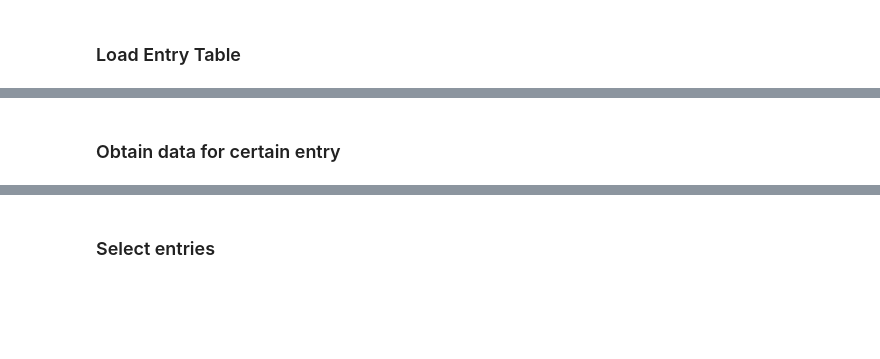
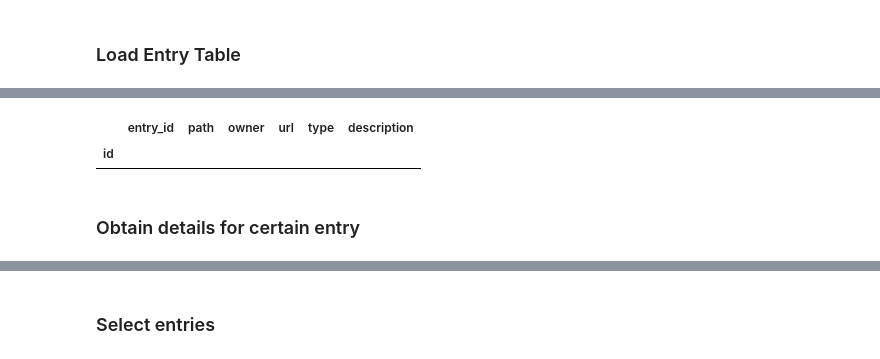
Before and after one commit to king-michael/simulation_database, a Jupyter notebook: examples/DataBase_API.ipynb, the cells around one changed output, grey strips where cells are left out. Cells and saved outputs as stored; diff of their text form; code cells hidden in the pictures; blank space fills up the shorter version.

```diff
--- a/examples/DataBase_API.ipynb
+++ b/examples/DataBase_API.ipynb
@@ -41,6 +118,10 @@ table
 # %%
-# f = and_(Main.keywords.any(name="linker", value="k48"), Main.keywords.any(name="ff", value="MARTINI"))
-f = Main.keywords.any(name="expansion_type", value="cg_min_rnd")
+f = and_(Main.keywords.any(name="linker", value="k48"),
+         Main.keywords.any(name="linker", value="k63"))
+
 with api.session_handler(db_path) as s:
-    table = api.get_entry_table(s, apply_filter=f) # load whole table
+    table = api.get_entry_table(s, apply_filter=f.expression) # load whole table
 table
+# %% [output]
+|  | entry_id | path | owner | url | type | description |
+| id |  |  |  |  |  |  |
@@ -57,5 +128,5 @@ table
 # %% [markdown]
-### Obtain data for certain entry
+### Obtain details for certain entry
 # %%
 # opbtain all details as dictionary
 entry_id = "2017_04_21_fat10_FL_exp_03"
```
Also changed, not shown: parts of 24 cells of this notebook.
